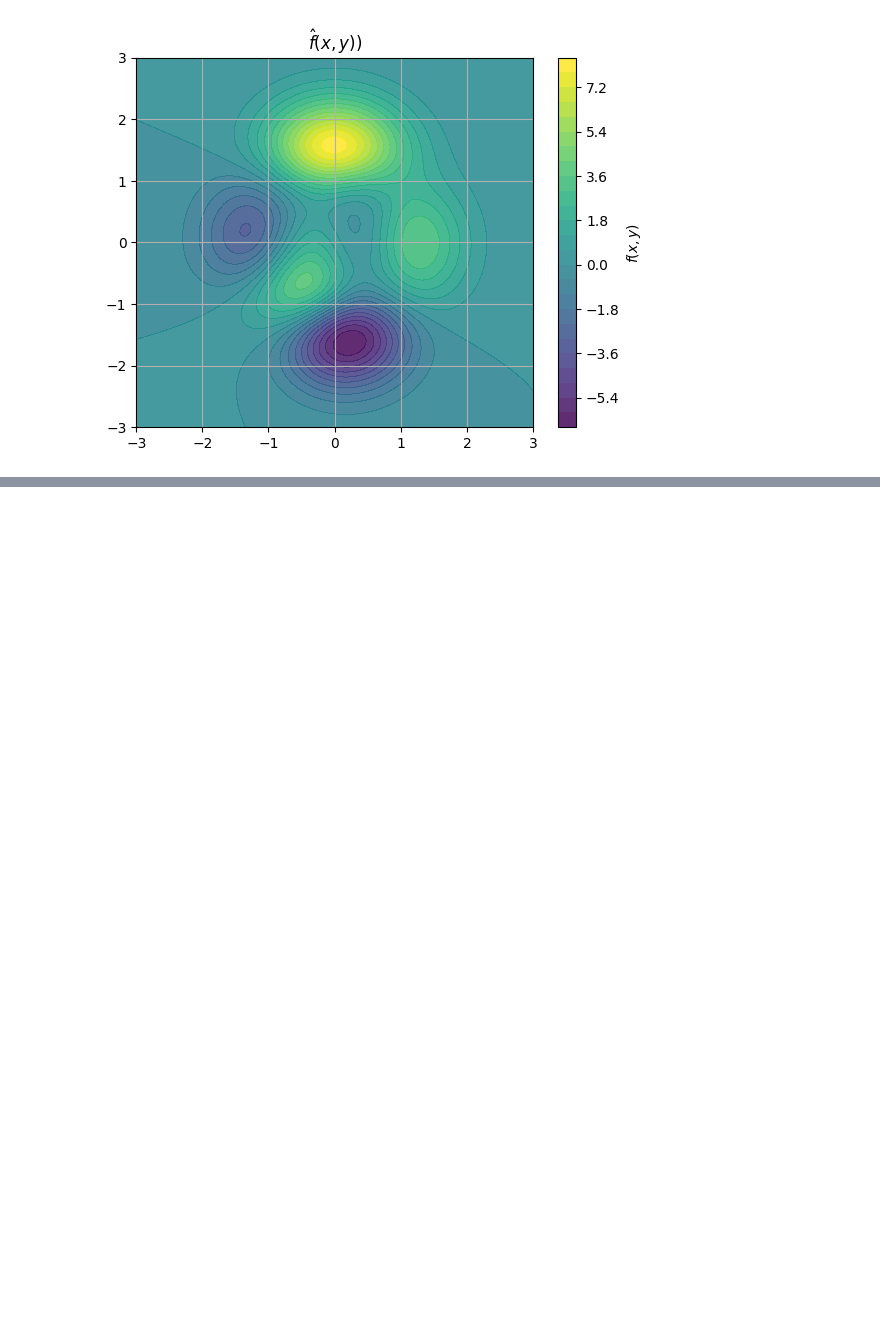
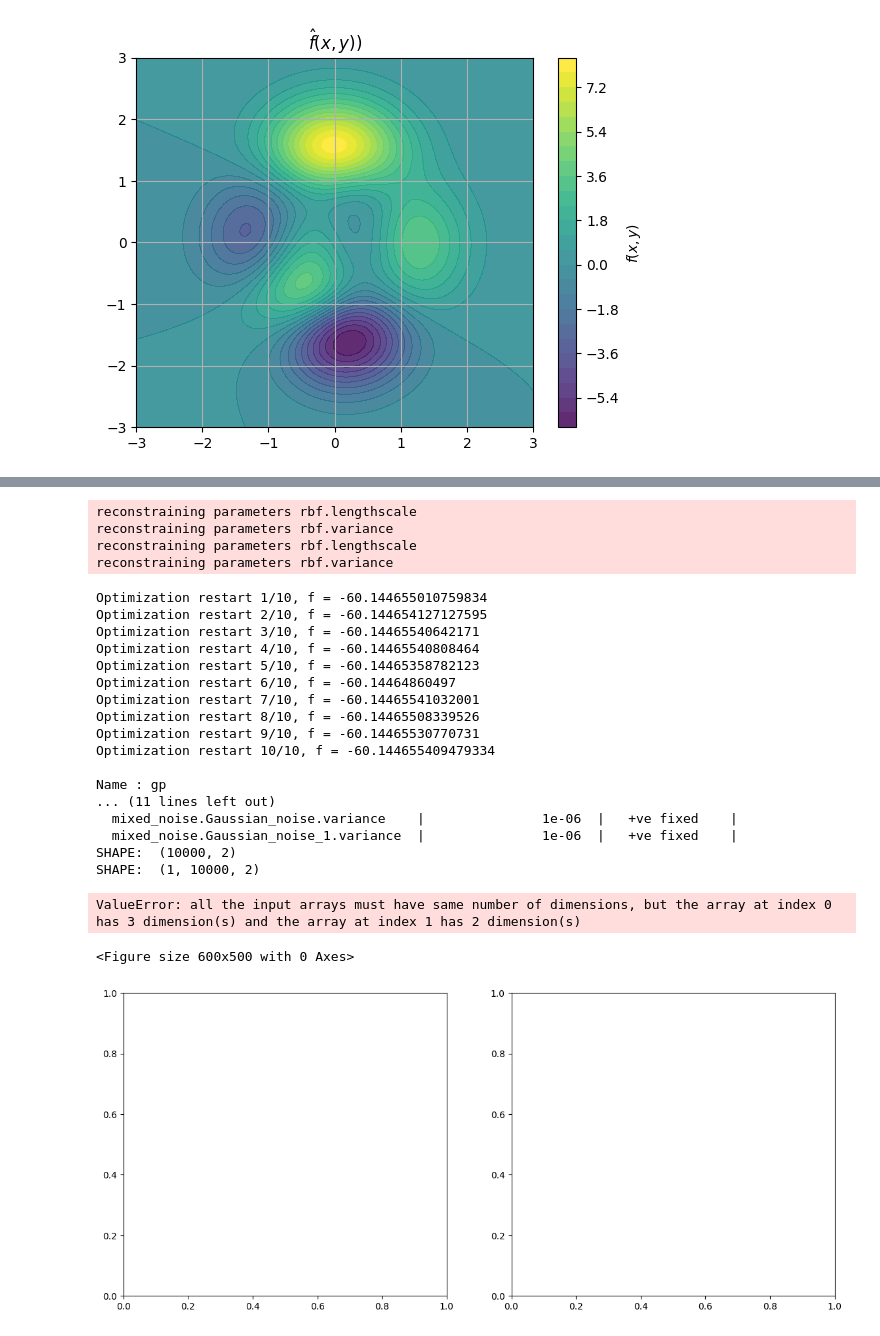
Before and after one commit to ijs32/rceu-2026, a Jupyter notebook: src/ian/surrogate-modeling/ch8_co-Kriging-notes/chapter_8.ipynb, the cells around one changed output, grey strips where cells are left out. Cells and saved outputs as stored; diff of their text form; code cells hidden in the pictures; blank space fills up the shorter version.

```diff
--- a/src/ian/surrogate-modeling/ch8_co-Kriging-notes/chapter_8.ipynb
+++ b/src/ian/surrogate-modeling/ch8_co-Kriging-notes/chapter_8.ipynb
@@ -242,0 +249,50 @@ Name : gp
+# %%
+from shared.sample_funcs import peaks, peaksAD
+from shared.surrogates.emukitMFGP import EmukitMFGP
+from shared.plotter import Plotter
+from shared.sampling import random_latin_hypercube, space_filling_latin_hypercube, find_subset, align_subset
+
+nlow = 50
+nhigh = 40
+k = 2
+
+X_rlhc = random_latin_hypercube(nlow, k, [-3,-3],[3,3])
+X_sample,q,_ = space_filling_latin_hypercube(X_rlhc)
+
+subset = find_subset(X_sample, nhigh, q)
+datax  = align_subset(X_sample,subset)
+
+xmin=(-3,-3)
+xmax=(3,3)
+
+gp = EmukitMFGP(datax, peaks, peaksAD, nlow, xmin, xmax)
+print(gp.gpy_linear_mf_model)
+
+plotter = Plotter(gp)
+
+plotter.plot_check_model()
+# %% [output]
+reconstraining parameters rbf.lengthscale
+reconstraining parameters rbf.variance
+reconstraining parameters rbf.lengthscale
+reconstraining parameters rbf.variance
+Optimization restart 1/10, f = -60.144655010759834
+Optimization restart 2/10, f = -60.144654127127595
+Optimization restart 3/10, f = -60.14465540642171
+Optimization restart 4/10, f = -60.14465540808464
+Optimization restart 5/10, f = -60.14465358782123
+Optimization restart 6/10, f = -60.14464860497
+Optimization restart 7/10, f = -60.14465541032001
+Optimization restart 8/10, f = -60.14465508339526
+Optimization restart 9/10, f = -60.14465530770731
+Optimization restart 10/10, f = -60.144655409479334
+
+Name : gp
+... (11 lines left out)
+  mixed_noise.Gaussian_noise.variance    |               1e-06  |   +ve fixed    |
+  mixed_noise.Gaussian_noise_1.variance  |               1e-06  |   +ve fixed    |
+SHAPE:  (10000, 2)
+SHAPE:  (1, 10000, 2)
+ValueError: all the input arrays must have same number of dimensions, but the array at index 0 has 3 dimension(s) and the array at index 1 has 2 dimension(s)
+<Figure size 600x500 with 0 Axes>
+[figure, added]
```
Also changed, not shown: parts of 1 cell of this notebook, 5 other files.
